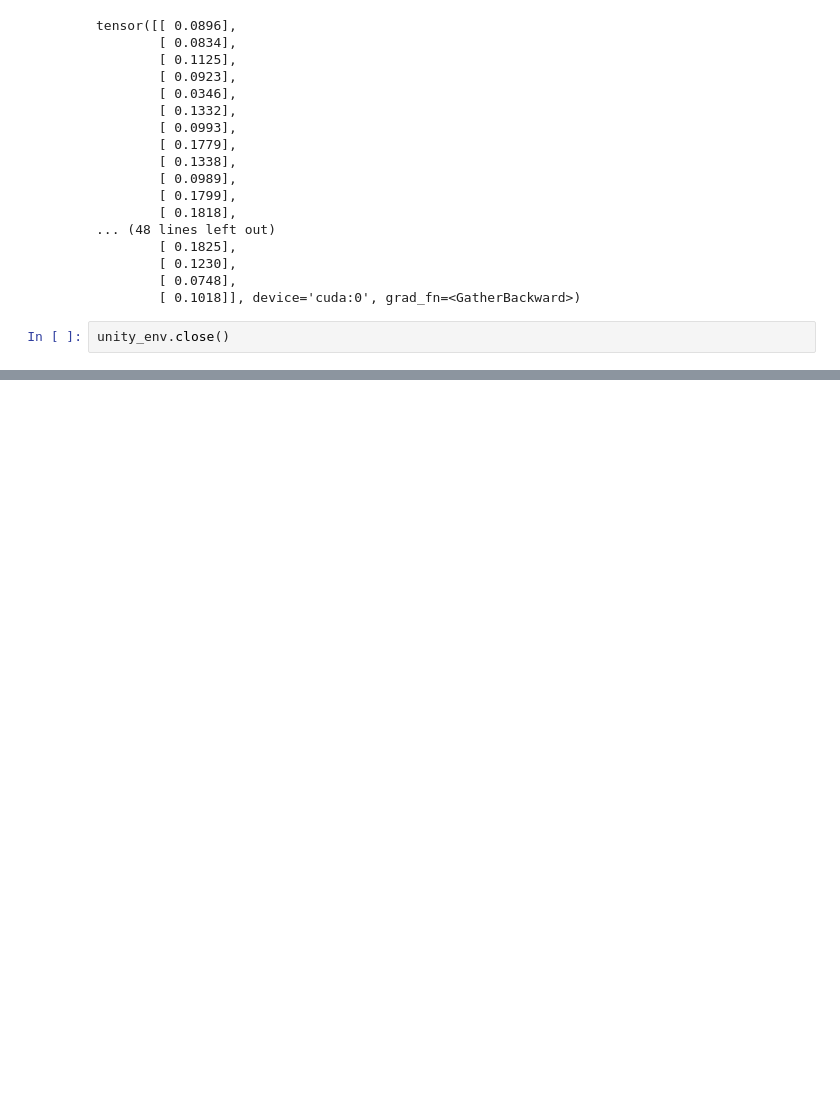
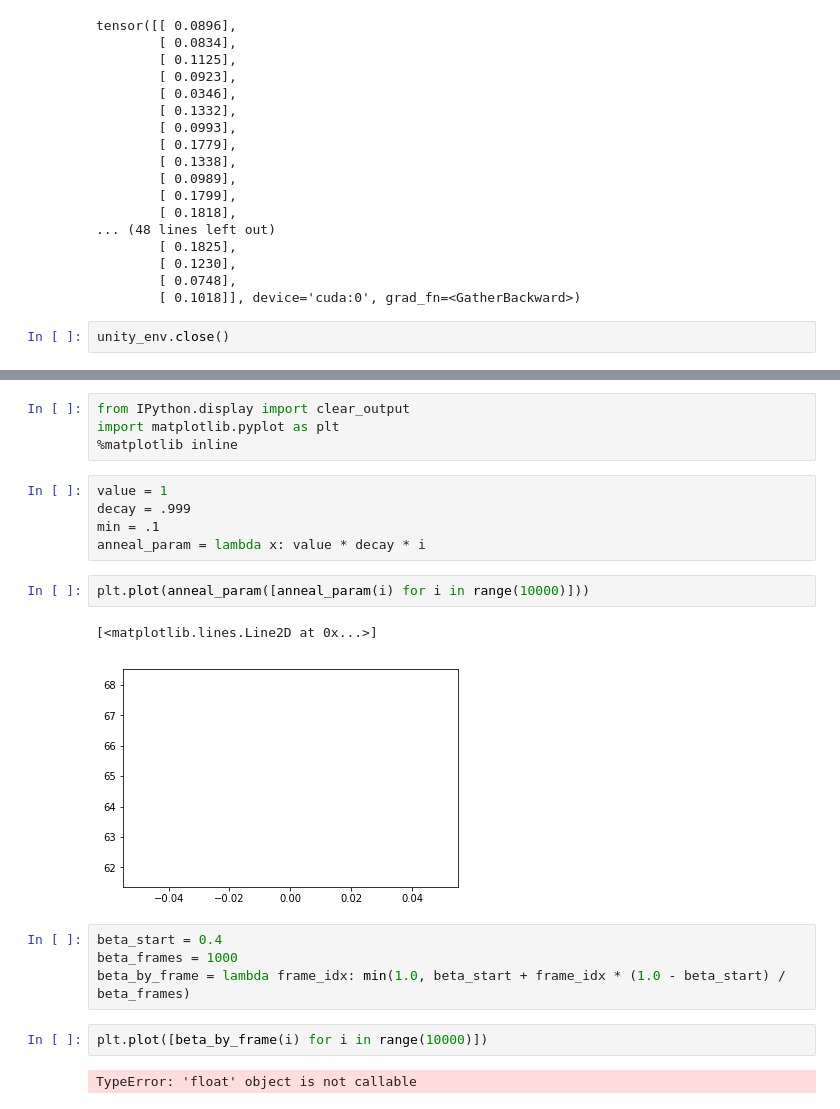
Before and after one commit to whiterabbitobj/Udacity-DeepRL, a Jupyter notebook: p1_navigation/DQN_testing.ipynb, the cells around one changed output, grey strips where cells are left out. Drawn from its saved outputs; the diff is of its cells as text; blank space fills up the shorter version.

```diff
--- a/p1_navigation/DQN_testing.ipynb
+++ b/p1_navigation/DQN_testing.ipynb
@@ -226,0 +246,22 @@ unity_env.close()
+# %%
+from IPython.display import clear_output
+import matplotlib.pyplot as plt
+%matplotlib inline
+# %%
+value = 1
+decay = .999
+min = .1
+anneal_param = lambda x: value * decay * i
+# %%
+plt.plot(anneal_param([anneal_param(i) for i in range(10000)]))
+# %% [output]
+[<matplotlib.lines.Line2D at 0x...>]
+[figure, added]
+# %%
+beta_start = 0.4
+beta_frames = 1000
+beta_by_frame = lambda frame_idx: min(1.0, beta_start + frame_idx * (1.0 - beta_start) / beta_frames)
+# %%
+plt.plot([beta_by_frame(i) for i in range(10000)])
+# %% [output]
+TypeError: 'float' object is not callable
```
Also changed, not shown: parts of 6 cells of this notebook, 12 other files.
